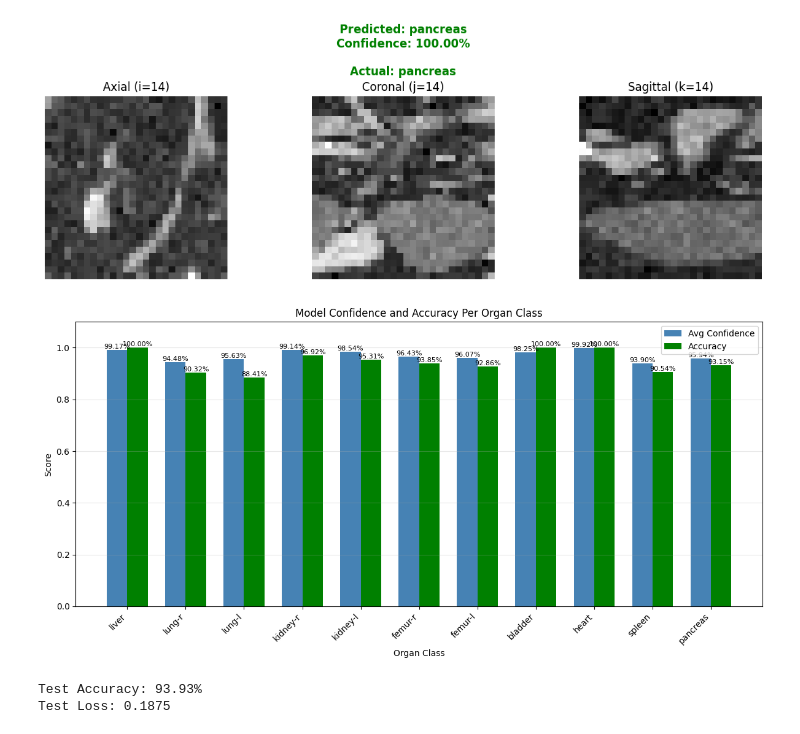
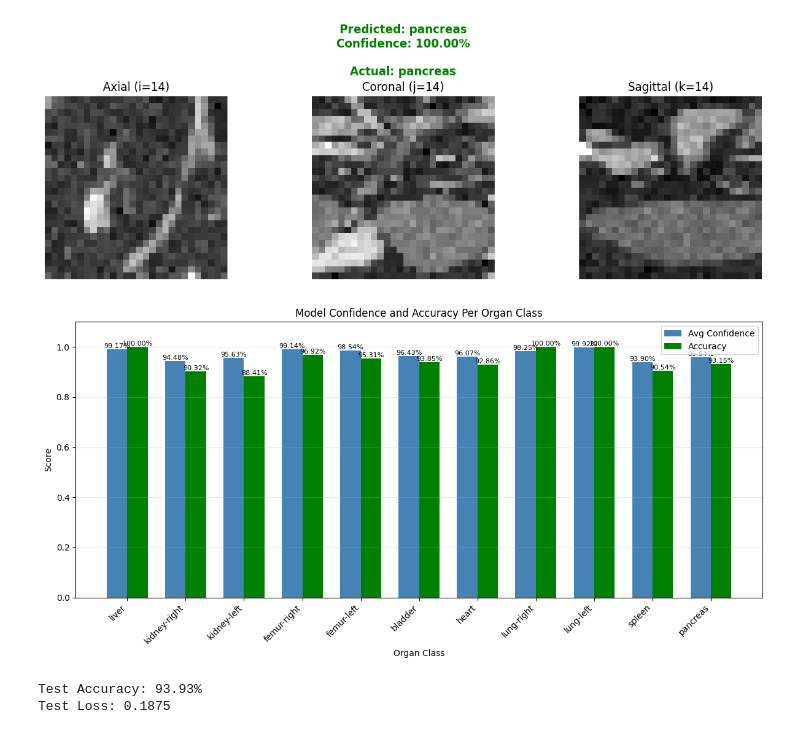
Before and after one commit to xastraw/Neural-Net-Projects, a Jupyter notebook: OrganNet/evaluate.ipynb, the cells around one changed output. Saved outputs shown, nothing was run; the diff lists cells and outputs as text; code cells hidden in the pictures.

```diff
--- a/OrganNet/evaluate.ipynb
+++ b/OrganNet/evaluate.ipynb
@@ -24,16 +24,16 @@ testy_tensor = tf.convert_to_tensor(testy, dtype=tf.float16)
 
 class_names = [
  "liver",
- "lung-r",
- "lung-l",
- "kidney-r",
- "kidney-l",
- "femur-r",
- "femur-l",
+ "kidney-right",
+ "kidney-left",
+ "femur-right",
+ "femur-left",
  "bladder",
  "heart",
+ "lung-right",
+ "lung-left",
  "spleen",
- "pancreas"
+ "pancreas",
 ]
 print(f"Test dataset loaded: {len(testx)} images")
 # %% [output]
@@ -103,6 +103,13 @@ def show_confidence_per_class():
         confidence = prediction[pred_class]
         true_class = int(np.asarray(testy[idx]).squeeze())
 
+        [
+            2
+            99
+            0
+            0
+            0
+        ]
         # Store confidence for predicted class
         class_confidences[pred_class].append(confidence)
         # Track if prediction was correct
@@ -121,34 +128,34 @@ def show_confidence_per_class():
 
     # Plot
     fig, ax = plt.subplots(figsize=(12, 6))
     x = np.arange(len(class_names))
     width = 0.35
 
     bars1 = ax.bar(x - width/2, avg_confidences, width, label='Avg Confidence', color='steelblue')
     bars2 = ax.bar(x + width/2, accuracy_per_class, width, label='Accuracy', color='green')
 
     ax.set_xlabel('Organ Class')
     ax.set_ylabel('Score')
     ax.set_title('Model Confidence and Accuracy Per Organ Class')
     ax.set_xticks(x)
     ax.set_xticklabels(class_names, rotation=45, ha='right')
     ax.legend()
     ax.set_ylim(0, 1.1)
     ax.grid(True, alpha=0.3, axis='y')
 
     # Add value labels on bars
     for bars in [bars1, bars2]:
         for bar in bars:
             height = bar.get_height()
             ax.text(bar.get_x() + bar.get_width()/2., height,
                    f'{height:.2%}', ha='center', va='bottom', fontsize=8)
 
     plt.tight_layout()
     plt.show()
 
 show_confidence_per_class()
 # %% [output]
-[figure, old version]
+[figure, new version]
 # %%
 # Test set accuracy summary
 test_loss, test_acc = model.evaluate(testx_tensor, testy_tensor, verbose=0)
```
Also changed, not shown: 1 other file.
